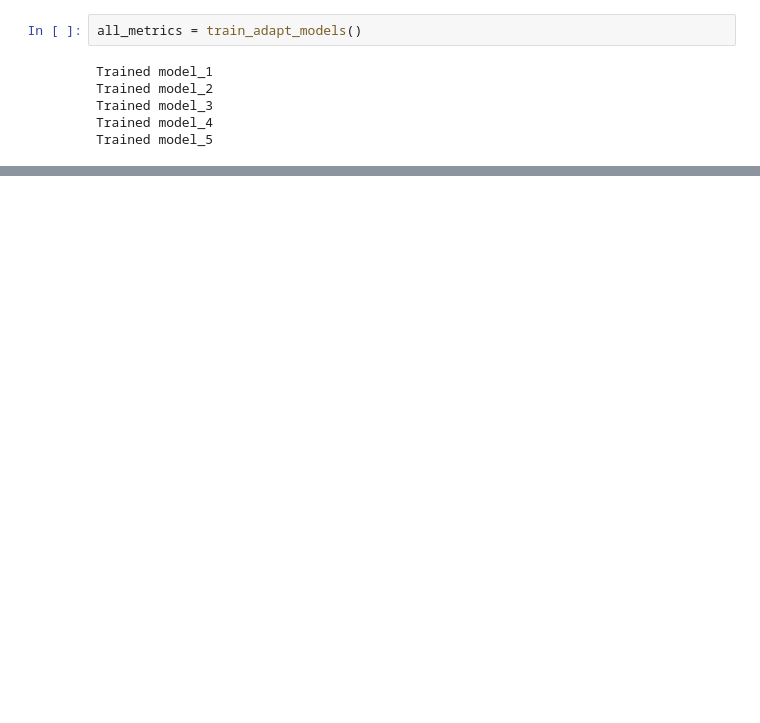
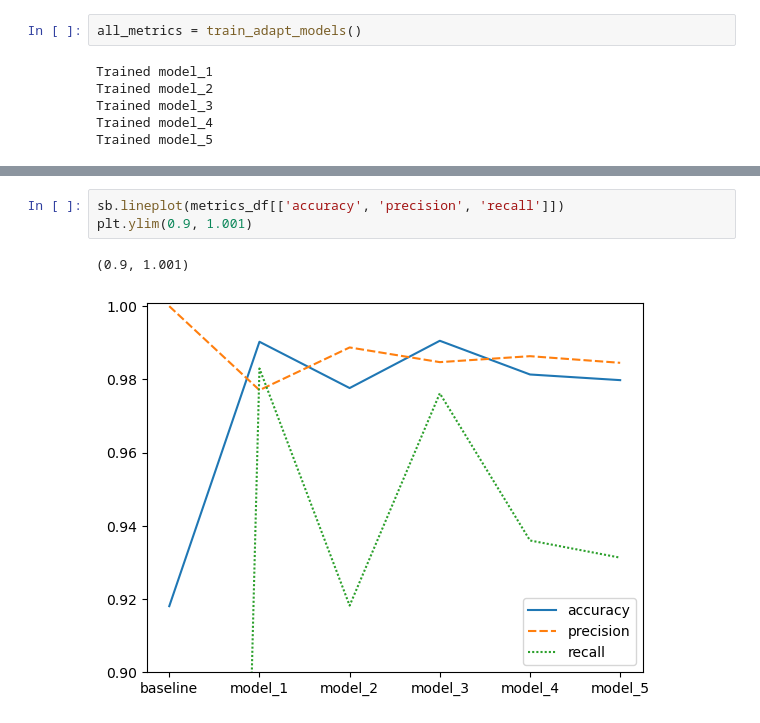
Before and after one commit to maradeben/msc_fraud_detection, a Jupyter notebook: notebook.ipynb, the cells around one changed output, grey strips where cells are left out. Drawn from its saved outputs; the diff is of its cells as text; blank space fills up the shorter version.

```diff
--- a/notebook.ipynb
+++ b/notebook.ipynb
@@ -589,0 +601,6 @@ ValueError: scatter requires an x and y column
+# %%
+sb.lineplot(metrics_df[['accuracy', 'precision', 'recall']])
+plt.ylim(0.9, 1.001)
+# %% [output]
+(0.9, 1.001)
+[figure, added]
```
Also changed, not shown: parts of 17 cells of this notebook, 8 other files.
